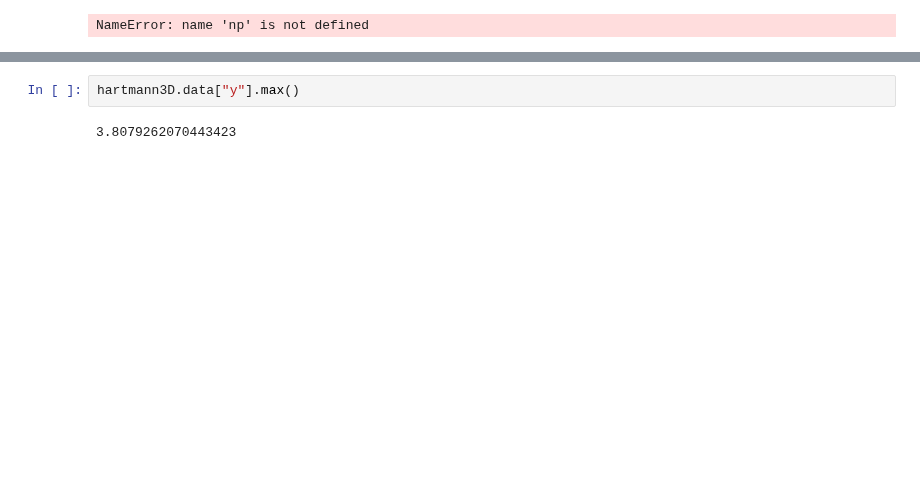
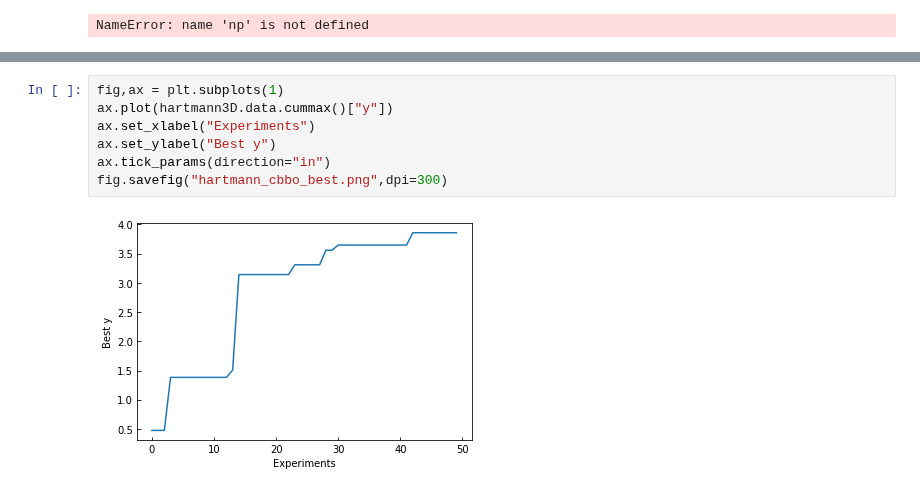
Before and after one commit to sustainable-processes/summit, a Jupyter notebook: experiments/cbbo/test_cbbo.ipynb, the cells around one changed output, grey strips where cells are left out. Saved outputs shown, nothing was run; the diff lists cells and outputs as text; blank space fills up the shorter version.

```diff
--- a/experiments/cbbo/test_cbbo.ipynb
+++ b/experiments/cbbo/test_cbbo.ipynb
@@ -62,4 +64,9 @@ Text(0, 0.5, 'y')
 # %%
-hartmann3D.data["y"].max()
+fig,ax = plt.subplots(1)
+ax.plot(hartmann3D.data.cummax()["y"])
+ax.set_xlabel("Experiments")
+ax.set_ylabel("Best y")
+ax.tick_params(direction="in")
+fig.savefig("hartmann_cbbo_best.png",dpi=300)
 # %% [output]
-3.8079262070443423
+[figure, added]
```
Also changed, not shown: parts of 1 cell of this notebook, 3 other files.
